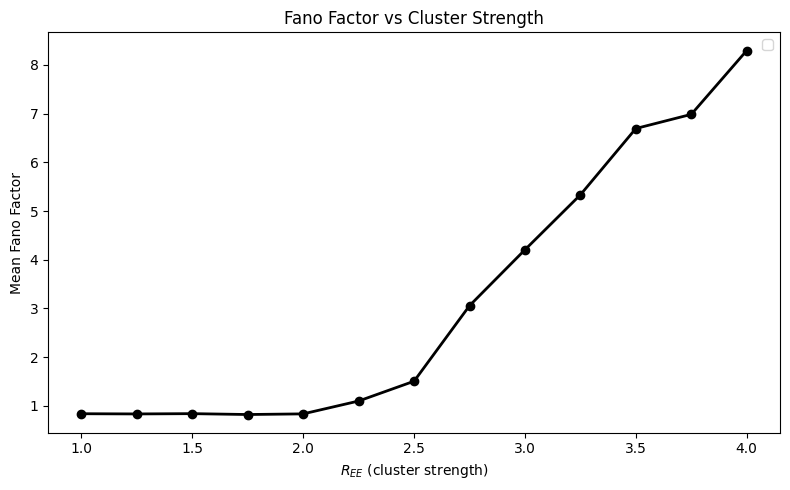
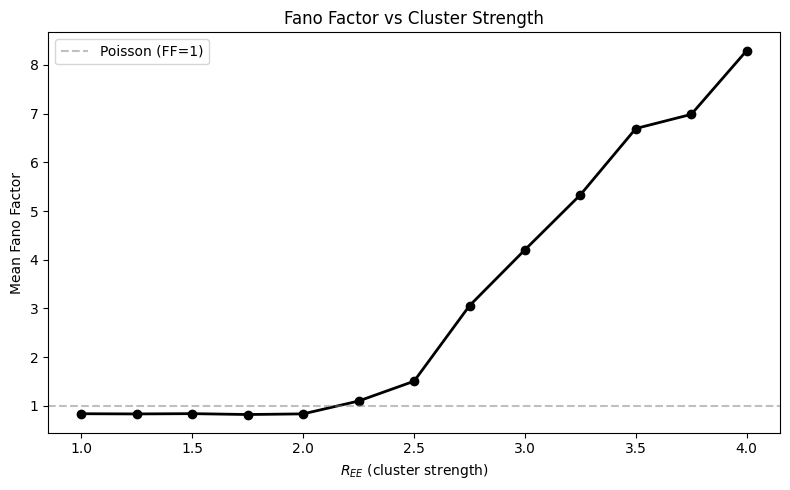
The notebook cell's code change between the first figure and the second:
--- before
+++ after
@@ -1,13 +1,2 @@
-
-# Plot results
-fig, ax = plt.subplots(figsize=(8, 5))
-
-ax.plot(R_ee_values, mean_fano_factors, 'o-', color='black', linewidth=2, markersize=6)
-
-ax.set_xlabel('$R_{EE}$ (cluster strength)')
-ax.set_ylabel('Mean Fano Factor')
-ax.set_title('Fano Factor vs Cluster Strength')
-ax.legend()
-
-plt.tight_layout()
+plot_fano_vs_ree(R_ee_values, mean_fano_factors)
 plt.show()

Commit: Save all figures